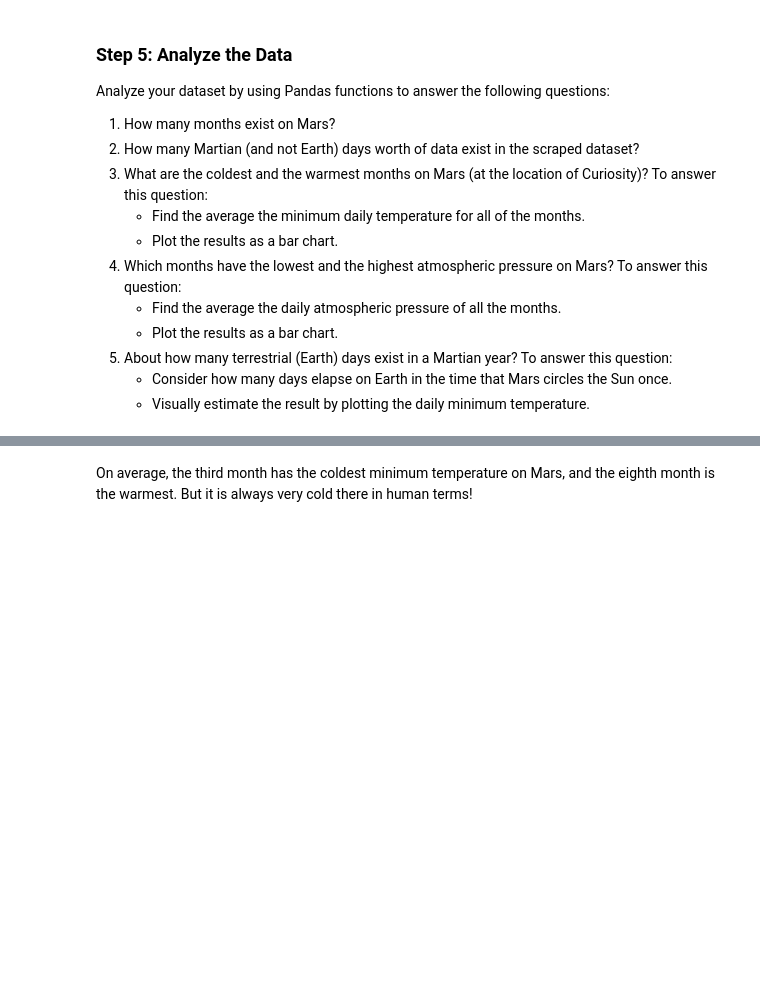
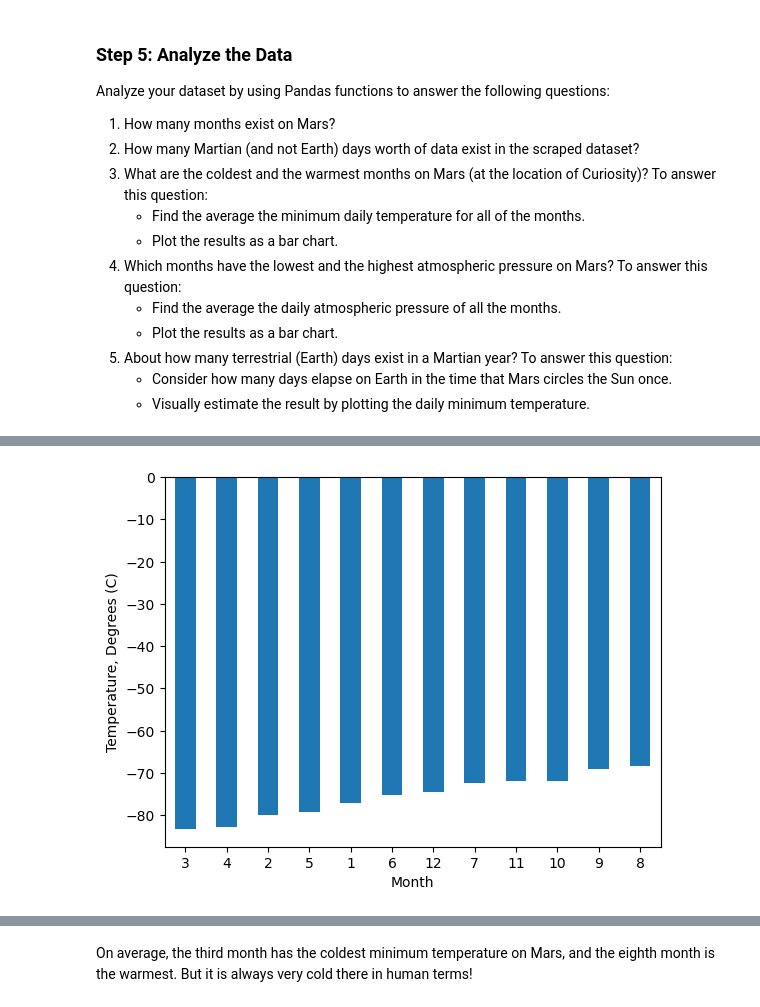
Before and after one commit to CMccormick0003/MarsNews_Web_scraping, a Jupyter notebook: part_2_mars_weather.ipynb, the cells around one changed output, grey strips where cells are left out. Saved outputs shown, nothing was run; the diff lists cells and outputs as text; code cells hidden in the pictures; blank space fills up the shorter version.

```diff
--- a/part_2_mars_weather.ipynb
+++ b/part_2_mars_weather.ipynb
@@ -104,4 +223,11 @@ Analyze your dataset by using Pandas functions to answer the following questions
 # %%
 # Identify the coldest and hottest months in Curiosity's location
+temp_curiosity_month = df.groupby('month')['min_temp'].mean()
+temp_curiosity_month.sort_values().plot(kind='bar',rot=0)
+plt.ylabel('Temperature, Degrees (C)')
+plt.xlabel('Month')
+plt.show()
+# %% [output]
+[figure, added]
 # %%
 # 4. Average pressure by Martian month
```
Also changed, not shown: parts of 12 cells of this notebook.
